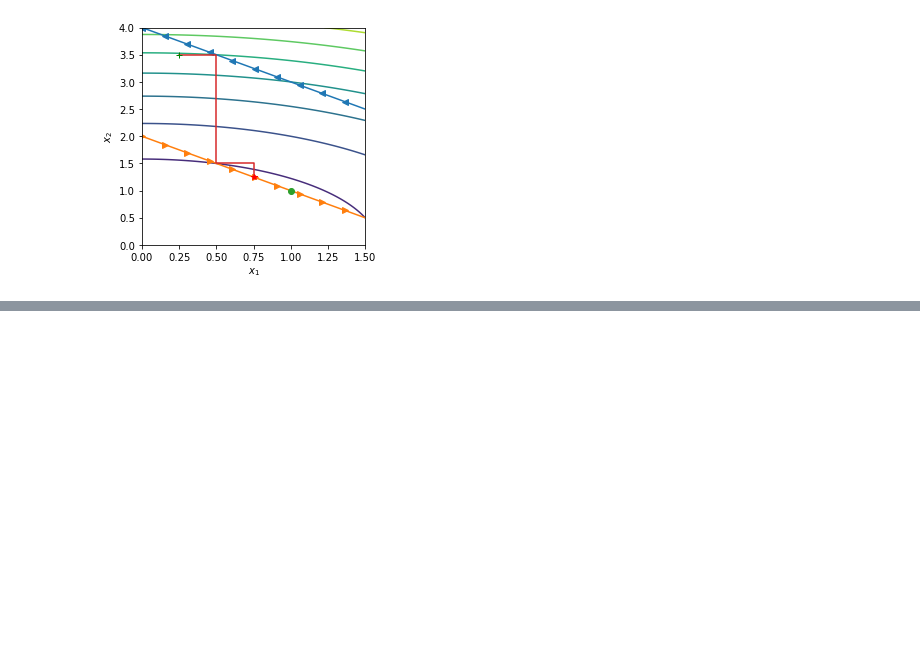
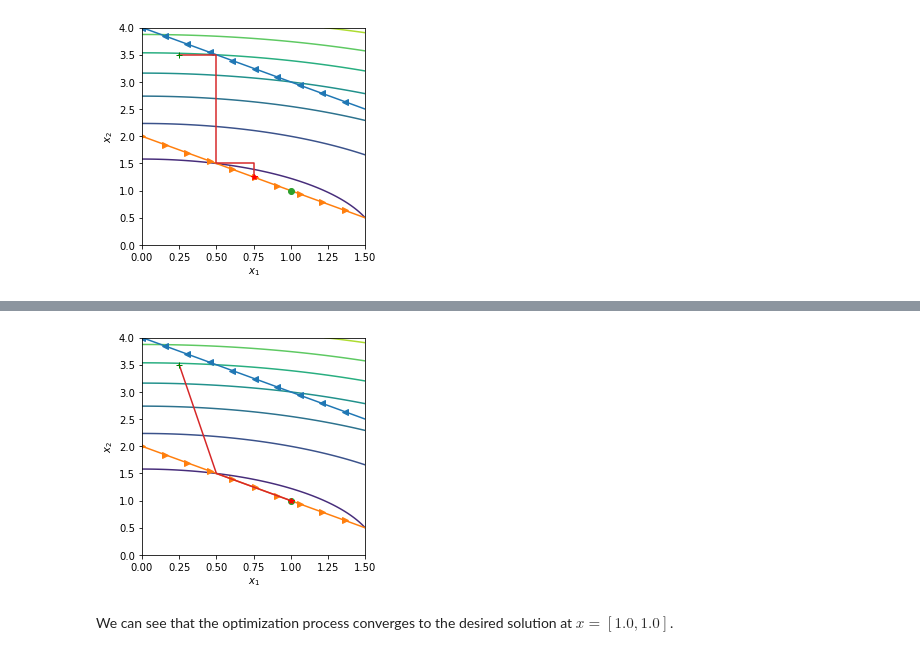
Before and after one commit to hulsed/coupling_in_distributed_optimization, a Jupyter notebook: Coupling in Distributed Optimization.ipynb, the cells around one changed output, grey strips where cells are left out. Drawn from its saved outputs; the diff is of its cells as text; code cells hidden in the pictures; blank space fills up the shorter version.

```diff
--- a/Coupling in Distributed Optimization.ipynb
+++ b/Coupling in Distributed Optimization.ipynb
@@ -179,7 +179,7 @@ One topic of interest in multiagent systems is the idea of alignment between the
 def opt_ss1_partial(x1_0, x2, f, g_1, g_2):
     def f_1(x1):
         dfdx1 = 2*x1[0]
-        return dfdx1*x
+        return dfdx1*x1[0]
     def g_11(x1):
         return g_1([x1[0], x2])
     def g_12(x1):
@@ -189,7 +189,7 @@ def opt_ss1_partial(x1_0, x2, f, g_1, g_2):
     return x1_opt
 def opt_ss2_partial(x2_0, x1, f, g_1, g_2):
     def f_2(x2):
-        return x*x2[0]
+        return 2*x2[0]
     def g_21(x2):
         return g_1([x1, x2[0]])
     def g_22(x2):
@@ -287,0 +336,11 @@ What if we control the relative value of objs?
+# %%
+def f_sys(w, args):
+    x1=args['x1']; x2=args['x2']
+    w_1=w
+    w_2=1-w1
+    x1 = opt_ss1_weighted(x1, w_1, x2, f, g_1, g_2)
+    x2 = opt_ss2_weighted(x2, w_2, x1, f, g_1, g_2)
+    x_new = [x1, x2]
+    f_eval = f(x_new)
+    args['x1_star']=x1; args['x2_star']=x2
+    return f_eval
@@ -287,0 +349,16 @@ What if we control the relative value of objs?
+# %%
+x1, x2 = [0.25,3.5]
+x1_old, x2_old = [x1, x2]
+xhist = []
+whist=[]
+# %%
+for i in range(100):
+    xhist.append([x1, x2])
+    args=({'x1':x1,'x2':x2},)
+    w_opt = golden(f_sys,brack=[0.0,1.0], args=args)
+    x1 = args[0]['x1_star']
+    x2 = args[0]['x2_star']
+    xhist.append([x1, x2])
+    whist.append(w_opt)
+    if x1==x1_old and x2==x2_old: break
+    else: x1_old, x2_old = x1, x2
@@ -287,0 +371,6 @@ What if we control the relative value of objs?
+# %%
+fig = plot_opthist(xhist)
+# %% [output]
+[figure, added]
+# %% [markdown]
+We can see that the optimization process converges to the desired solution at $x= [1.0, 1.0]$.
```
Also changed, not shown: parts of 8 cells of this notebook.
